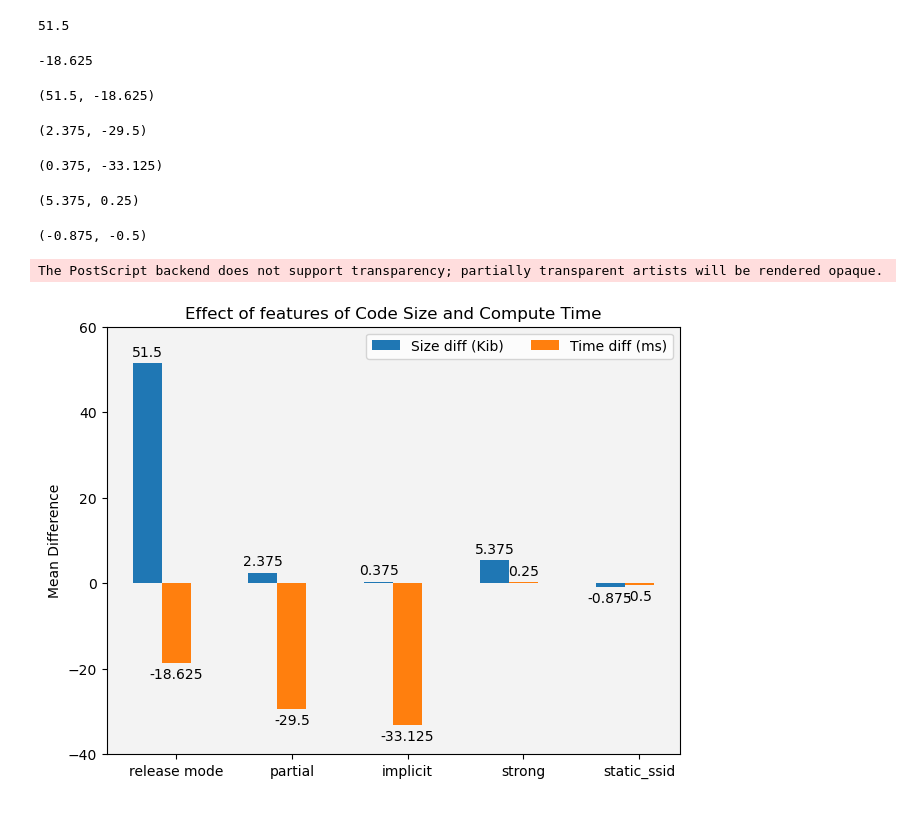
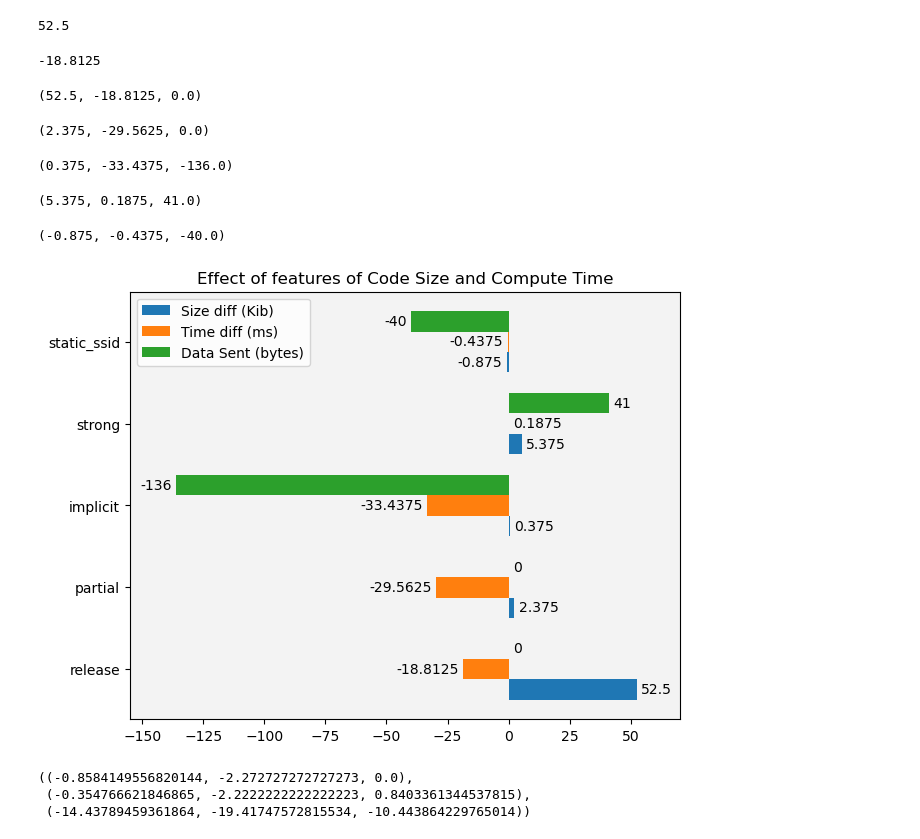
Before and after one commit to tritoke/aucpace_embedded, a Jupyter notebook: exploration.ipynb, the cells around one changed output. Drawn from its saved outputs; the diff is of its cells as text; code cells hidden in the pictures.

Commit message:
✨ Updated benchmark data to include message size.

```diff
--- a/exploration.ipynb
+++ b/exploration.ipynb
@@ -26,6 +46,6 @@ df
 # %%
-rel_df = df[df.profile == "release"]
-ser_df = df[df.profile == "server"]
+rel_df = df[df.release]
+ser_df = df[~df.release]
 
 rel_df, ser_df
 # %% [output]
@@ -51,82 +71,82 @@ rel_df, ser_df
 code_sz_diffs = [r-s for (r, s) in zip(rel_df.code_size, ser_df.code_size)]
 sum(code_sz_diffs) / len(code_sz_diffs)
 # %% [output]
-51.5
+52.5
 # %%
 # average compute time difference between release mode and server mode
 comp_t_diffs = [r-s for (r, s) in zip(rel_df.compute_time, ser_df.compute_time)]
 sum(comp_t_diffs) / len(comp_t_diffs)
 # %% [output]
--18.625
+-18.8125
 # %%
-def compute_size_and_time_diffs(df, feature, comp_val=True):
-    df_a = df[df[feature] == comp_val]
-    df_b = df[df[feature] != comp_val]
+def compute_diffs(df, feature):
+    df_a = df[df[feature]]
+    df_b = df[~df[feature]]
     code_sz_diffs = [r-s for (r, s) in zip(df_a.code_size, df_b.code_size)]
     sz_diff = sum(code_sz_diffs) / len(code_sz_diffs)
     comp_t_diffs = [r-s for (r, s) in zip(df_a.compute_time, df_b.compute_time)]
     ct_diff = sum(comp_t_diffs) / len(comp_t_diffs)
-    return sz_diff, ct_diff
+    data_s_diffs = [r-s for (r, s) in zip(df_a.data_sent, df_b.data_sent)]
+    ds_diff = sum(data_s_diffs) / len(data_s_diffs)
+    return sz_diff, ct_diff, ds_diff
 # %%
-compute_size_and_time_diffs(df, "profile", "release")
+compute_diffs(df, "release")
 # %% [output]
-(51.5, -18.625)
+(52.5, -18.8125, 0.0)
 # %%
-compute_size_and_time_diffs(df, "partial")
+compute_diffs(df, "partial")
 # %% [output]
-(2.375, -29.5)
+(2.375, -29.5625, 0.0)
 # %%
-compute_size_and_time_diffs(df, "implicit")
+compute_diffs(df, "implicit")
 # %% [output]
-(0.375, -33.125)
+(0.375, -33.4375, -136.0)
 # %%
-compute_size_and_time_diffs(df, "strong")
+compute_diffs(df, "strong")
 # %% [output]
-(5.375, 0.25)
+(5.375, 0.1875, 41.0)
 # %%
-compute_size_and_time_diffs(df, "static_ssid")
+compute_diffs(df, "static_ssid")
 # %% [output]
-(-0.875, -0.5)
+(-0.875, -0.4375, -40.0)
 # %%
 # graph the change in code size and compute time by feature flag
 # adapted from https://matplotlib.org/stable/gallery/lines_bars_and_markers/barchart.html
 # accessed 14/04/2023
 
 # first setup the data
-variables = ["profile", "partial", "implicit", "strong", "static_ssid"]
-measurables = ["Size diff (Kib)", "Time diff (ms)"]
-comp_values = {"profile": "release"}
+variables = ["release", "partial", "implicit", "strong", "static_ssid"]
+measurables = ["Size diff (Kib)", "Time diff (ms)", "Data Sent (bytes)"]
 diffs = {
-    v: dict(zip(measurables, compute_size_and_time_diffs(df, v, comp_values.get(v, True))))
+    v: dict(zip(measurables, compute_diffs(df, v)))
     for v in variables
 }
 data = {
     t: tuple(diffs[v][t] for v in variables)
     for t in measurables
 }
 
 # now setup the graph stuff
-x = np.arange(len(variables))
+y = np.arange(len(variables))
 width = 0.25
 multiplier = 0
 
 fig, ax = plt.subplots(layout="constrained")
 
 for attribute, measurement in data.items():
     offset = width * multiplier
-    rects = ax.bar(x + offset, measurement, width, label=attribute)
+    rects = ax.barh(y + offset, measurement, width, label=attribute)
     ax.bar_label(rects, padding=3)
     multiplier += 1
 
-ax.set_ylabel('Mean Difference')
+# ax.set_ylabel('Mean Difference')
 ax.set_title('Effect of features of Code Size and Compute Time')
-ax.set_xticks(x + width, ["release mode"] + variables[1:])
-ax.legend(loc='upper right', ncols=3)
+ax.set_yticks(y + width, variables)
+ax.legend(loc='upper left')
 ax.set_facecolor("#f3f3f3")
-ax.set_ylim(-40, 60)
+ax.set_xlim(-155, 70)
 
 # plt.savefig("/home/tritoke/feature_effects.eps")
 plt.show()
 # %% [output]
-The PostScript backend does not support transparency; partially transparent artists will be rendered opaque.
-[figure, old version]
+[figure, new version]
@@ -132,0 +164,6 @@ The PostScript backend does not support transparency; partially transparent arti
+# %%
+compute_perc_diffs(df, "static_ssid")
+# %% [output]
+((-0.8584149556820144, -2.272727272727273, 0.0),
+ (-0.354766621846865, -2.2222222222222223, 0.8403361344537815),
+ (-14.43789459361864, -19.41747572815534, -10.443864229765014))
```
Also changed, not shown: parts of 12 cells of this notebook, 1 other file.
